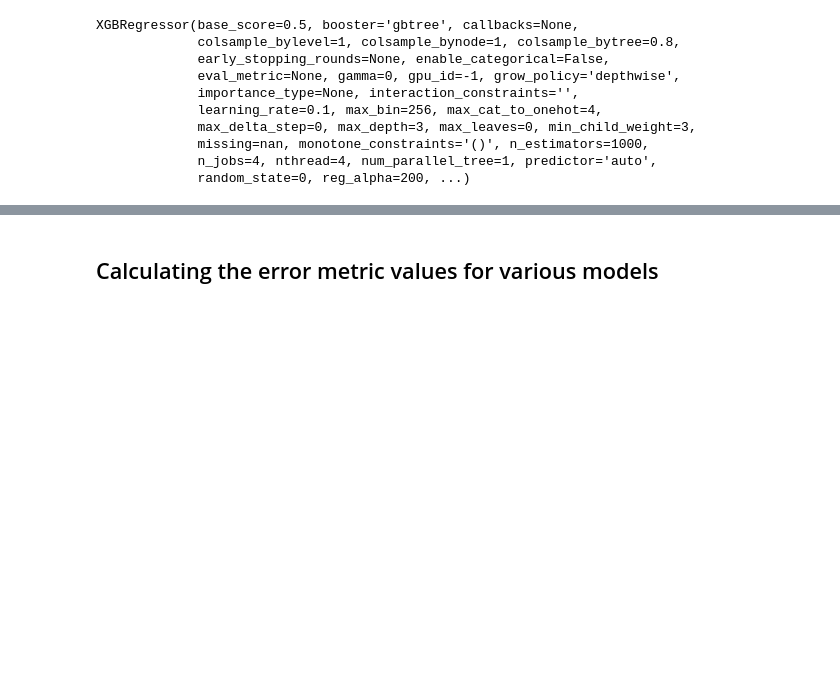
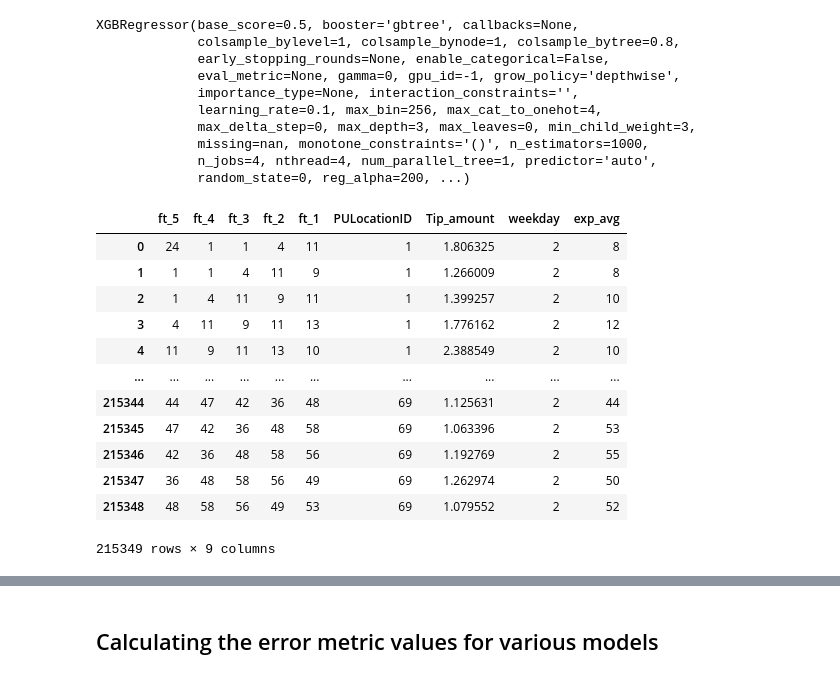
Before and after one commit to SoftwareApplicatiokn/newyork_taxi, a Jupyter notebook: taxi_model.ipynb, the cells around one changed output, grey strips where cells are left out. Saved outputs shown, nothing was run; the diff lists cells and outputs as text; code cells hidden in the pictures; blank space fills up the shorter version.

```diff
--- a/taxi_model.ipynb
+++ b/taxi_model.ipynb
@@ -317,22 +339,31 @@ alpha=0.3
 # for each cluster it will get reset
 # for every cluster it contains 13104 values
 predicted_values=[]
+predicted_values_tip=[]
 
 # it is similar like tsne_lat
 # it is list of lists
 # predict_list is a list of lists [[x5,x6,x7..x13104], [x5,x6,x7..x13104], [x5,x6,x7..x13104], [x5,x6,x7..x13104], [x5,x6,x7..x13104], .. 40 lsits]
 predict_list = []
+predict_list_tip = []
 tsne_flat_exp_avg = []
 for r in range(1,nyc_regions_cnt+1):
     for i in range(0,len(regions_cum[0])):
         if i==0:
             predicted_value= regions_cum[r-1][0]
             predicted_values.append(0)
+            predicted_value_tip= regions_cum_tip[r-1][0]
+            predicted_values_tip.append(0)
             continue
         predicted_values.append(predicted_value)
         predicted_value =int((alpha*predicted_value) + (1-alpha)*(regions_cum[r-1][i]))
+        predicted_values_tip.append(predicted_value_tip)
+        predicted_value_tip =(alpha*predicted_value_tip) + (1-alpha)*(regions_cum_tip[r-1][i])
+
     predict_list.append(predicted_values[5:])
     predicted_values=[]
+    predict_list_tip.append(predicted_values_tip[5:])
+    predicted_values_tip=[]
 # %%
 # train, test split : 70% 30% split
 # Before we start predictions using the tree based regression models we take 3 months of 2016 pickup data
@@ -363,8 +394,10 @@ Number of data clusters 69 Number of data points in test data 3930 Each data poi
 # extracting first sizeof_train_data timestamp values i.e 70% of 13099 (total timestamps) for our training data
 
 tsne_train_flat_PULocationID = [i[:sizeof_train_data] for i in tsne_PULocationID]
+tsne_train_flat_Tip_amount = [i[:sizeof_train_data] for i in predict_list_tip]
 tsne_train_flat_weekday = [i[:sizeof_train_data] for i in tsne_weekday]
 tsne_train_flat_output = [i[:sizeof_train_data] for i in output]
+tsne_train_flat_output_tip = [i[:sizeof_train_data] for i in output_tip]
 tsne_train_flat_exp_avg = [i[:sizeof_train_data] for i in predict_list]
 # %%
 # extracting the rest of the timestamp values i.e 30% of sizeof_train_data + sizeof_test_data (total timestamps) for our test data
@@ -383,8 +418,10 @@ for i in range(0,nyc_regions_cnt):
     test_new_features.extend(test_features[i])
 # %%
 tsne_train_PULocationID = sum(tsne_train_flat_PULocationID, [])
+tsne_train_Tip_amount = sum(tsne_train_flat_Tip_amount, [])
 tsne_train_weekday = sum(tsne_train_flat_weekday, [])
 tsne_train_output = sum(tsne_train_flat_output, [])
+tsne_train_output_tip = sum(tsne_train_flat_output_tip, [])
 tsne_train_exp_avg = sum(tsne_train_flat_exp_avg,[])
 # %%
 tsne_test_PULocationID = sum(tsne_test_flat_PULocationID, [])
@@ -399,6 +438,7 @@ df_train = pd.DataFrame(data=train_new_features, columns=columns)
 # df_train['lon'] = tsne_train_lon
 
 df_train['PULocationID'] = tsne_train_PULocationID
+df_train['Tip_amount'] = tsne_train_Tip_amount
 df_train['weekday'] = tsne_train_weekday
 df_train['exp_avg'] = tsne_train_exp_avg
 
@@ -600,3 +584,19 @@ y_pred = x_model.predict(df_test)
 xgb_test_predictions = [round(value) for value in y_pred]
 y_pred = x_model.predict(df_train)
 xgb_train_predictions = [round(value) for value in y_pred]
+# %%
+df_train
+# %% [output]
+|  | ft_5 | ft_4 | ft_3 | ft_2 | ft_1 | PULocationID | Tip_amount | weekday | exp_avg |
+| 0 | 24 | 1 | 1 | 4 | 11 | 1 | 1.806325 | 2 | 8 |
+| 1 | 1 | 1 | 4 | 11 | 9 | 1 | 1.266009 | 2 | 8 |
+| 2 | 1 | 4 | 11 | 9 | 11 | 1 | 1.399257 | 2 | 10 |
+| 3 | 4 | 11 | 9 | 11 | 13 | 1 | 1.776162 | 2 | 12 |
+| 4 | 11 | 9 | 11 | 13 | 10 | 1 | 2.388549 | 2 | 10 |
+| ... | ... | ... | ... | ... | ... | ... | ... | ... | ... |
+| 215344 | 44 | 47 | 42 | 36 | 48 | 69 | 1.125631 | 2 | 44 |
+| 215345 | 47 | 42 | 36 | 48 | 58 | 69 | 1.063396 | 2 | 53 |
+| 215346 | 42 | 36 | 48 | 58 | 56 | 69 | 1.192769 | 2 | 55 |
+| 215347 | 36 | 48 | 58 | 56 | 49 | 69 | 1.262974 | 2 | 50 |
+| 215348 | 48 | 58 | 56 | 49 | 53 | 69 | 1.079552 | 2 | 52 |
+215349 rows × 9 columns
```
Also changed, not shown: parts of 24 cells of this notebook, 1 other file.
